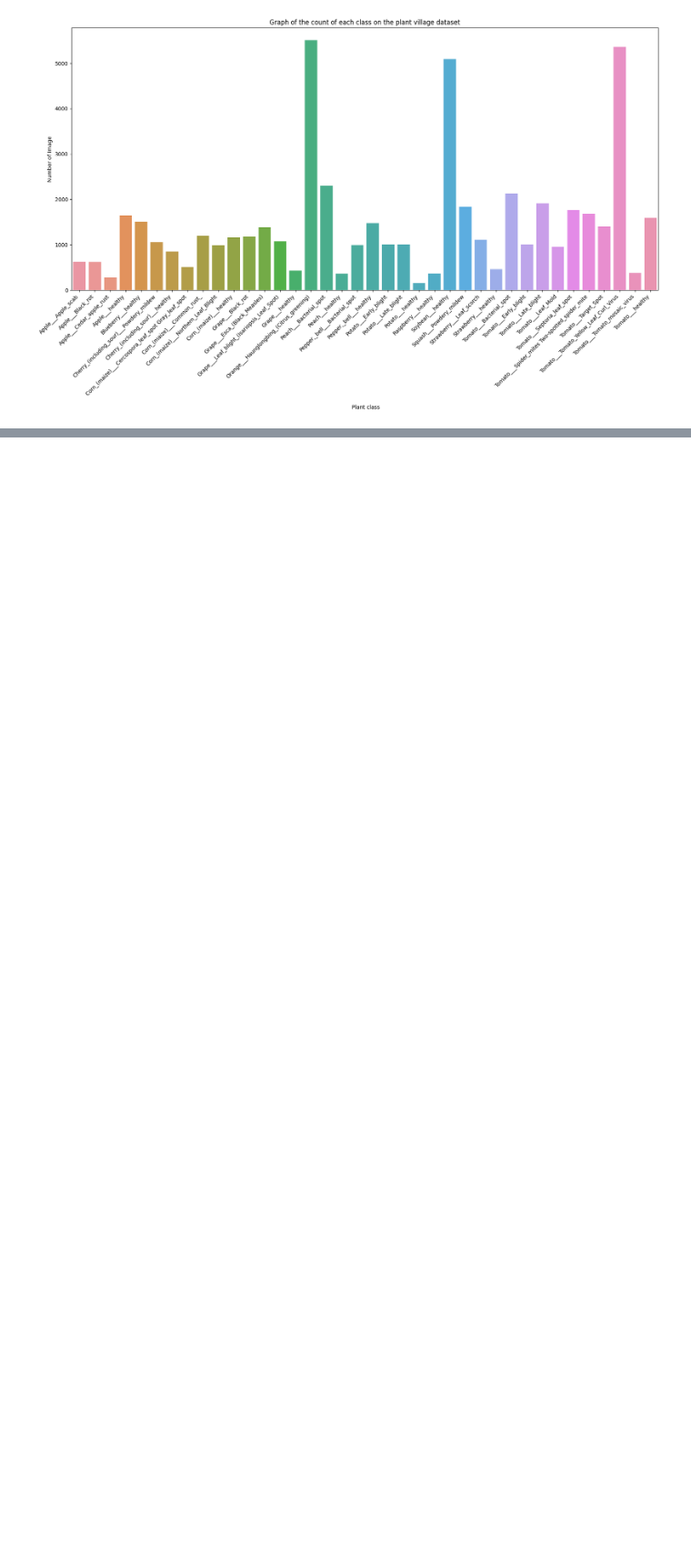
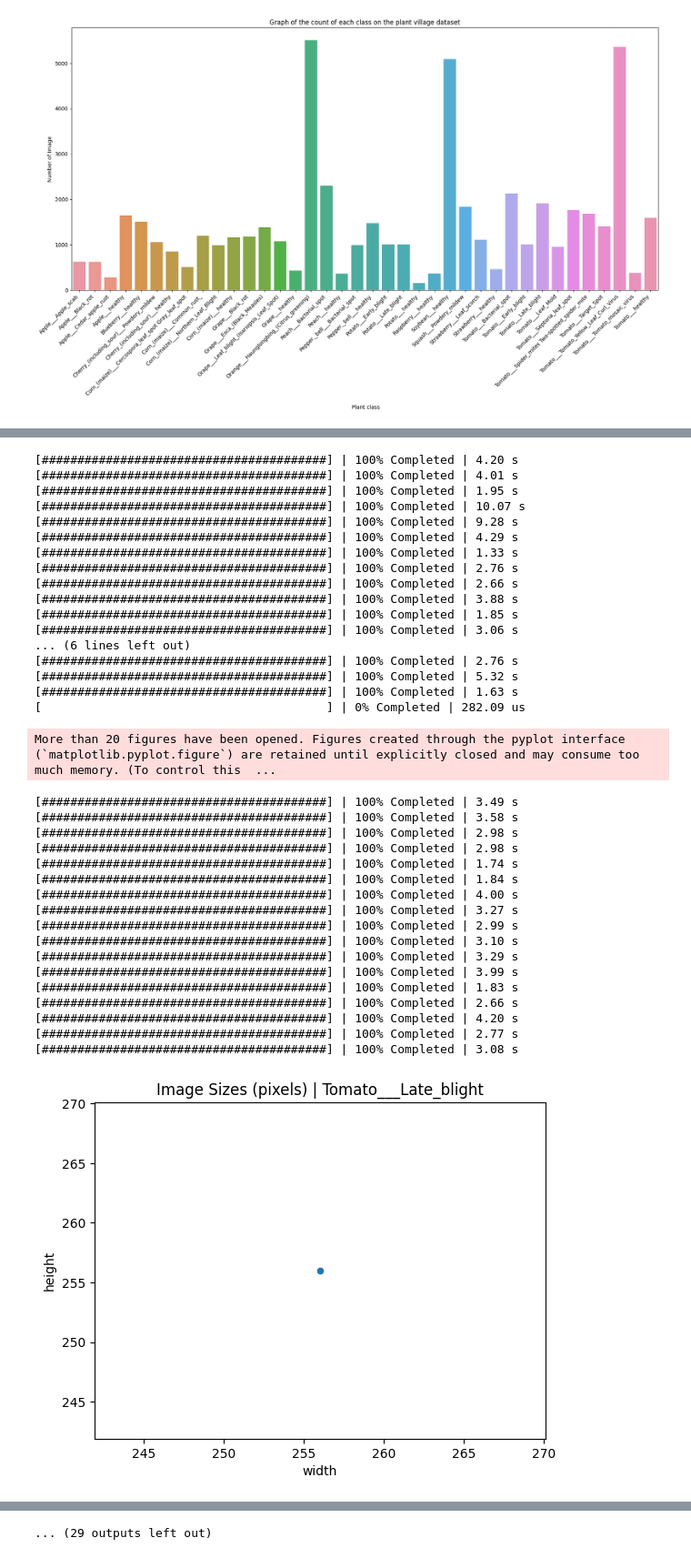
Before and after one commit to gauri18shinde-star/WiDs-5.0, a Jupyter notebook: wids-5-0.ipynb, the cells around one changed output, grey strips where cells are left out. Shown at 91% size. Drawn from its saved outputs; the diff is of its cells as text; code cells hidden in the pictures; blank space fills up the shorter version.

```diff
--- a/wids-5-0.ipynb
+++ b/wids-5-0.ipynb
@@ -86,0 +116,60 @@ fig.show()
+# %%
+import os
+import dask.bag as db
+import dask.array as da
+from dask.diagnostics import ProgressBar
+from PIL import Image
+import numpy as np
+import pandas as pd
+import matplotlib.pyplot as plt
+
+
+
+for n,d in directories.items():
+  filepath = d
+  filelist = [filepath / f for f in os.listdir(filepath)]
+  dims = db.from_sequence(filelist).map(get_dims)
+
+  with ProgressBar():
+    dims = dims.compute()
+    dim_df = pd.DataFrame(dims, columns=['height', 'width'])
+    sizes = dim_df.groupby(['height', 'width']).size().reset_index().rename(columns={0:'count'})
+    sizes.plot.scatter(x='width', y='height');
+    plt.title('Image Sizes (pixels) | {}'.format(n))
+# %% [output]
+[########################################] | 100% Completed | 4.20 s
+[########################################] | 100% Completed | 4.01 s
+[########################################] | 100% Completed | 1.95 s
+[########################################] | 100% Completed | 10.07 s
+[########################################] | 100% Completed | 9.28 s
+[########################################] | 100% Completed | 4.29 s
+[########################################] | 100% Completed | 1.33 s
+[########################################] | 100% Completed | 2.76 s
+[########################################] | 100% Completed | 2.66 s
+[########################################] | 100% Completed | 3.88 s
+[########################################] | 100% Completed | 1.85 s
+[########################################] | 100% Completed | 3.06 s
+... (6 lines left out)
+[########################################] | 100% Completed | 2.76 s
+[########################################] | 100% Completed | 5.32 s
+[########################################] | 100% Completed | 1.63 s
+[                                        ] | 0% Completed | 282.09 us
+More than 20 figures have been opened. Figures created through the pyplot interface (`matplotlib.pyplot.figure`) are retained until explicitly closed and may consume too much memory. (To control this  ...
+[########################################] | 100% Completed | 3.49 s
+[########################################] | 100% Completed | 3.58 s
+[########################################] | 100% Completed | 2.98 s
+[########################################] | 100% Completed | 2.98 s
+[########################################] | 100% Completed | 1.74 s
+[########################################] | 100% Completed | 1.84 s
+[########################################] | 100% Completed | 4.00 s
+[########################################] | 100% Completed | 3.27 s
+[########################################] | 100% Completed | 2.99 s
+[########################################] | 100% Completed | 3.10 s
+[########################################] | 100% Completed | 3.29 s
+[########################################] | 100% Completed | 3.99 s
+[########################################] | 100% Completed | 1.83 s
+[########################################] | 100% Completed | 2.66 s
+[########################################] | 100% Completed | 4.20 s
+[########################################] | 100% Completed | 2.77 s
+[########################################] | 100% Completed | 3.08 s
+[figure, added]
@@ -86,0 +184 @@ fig.show()
+... (29 outputs left out)
```
Also changed, not shown: parts of 4 cells of this notebook.
